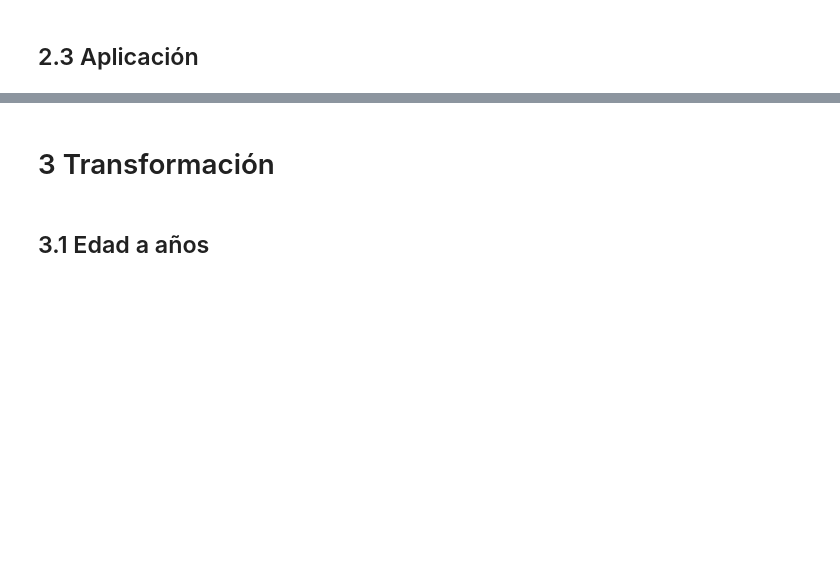
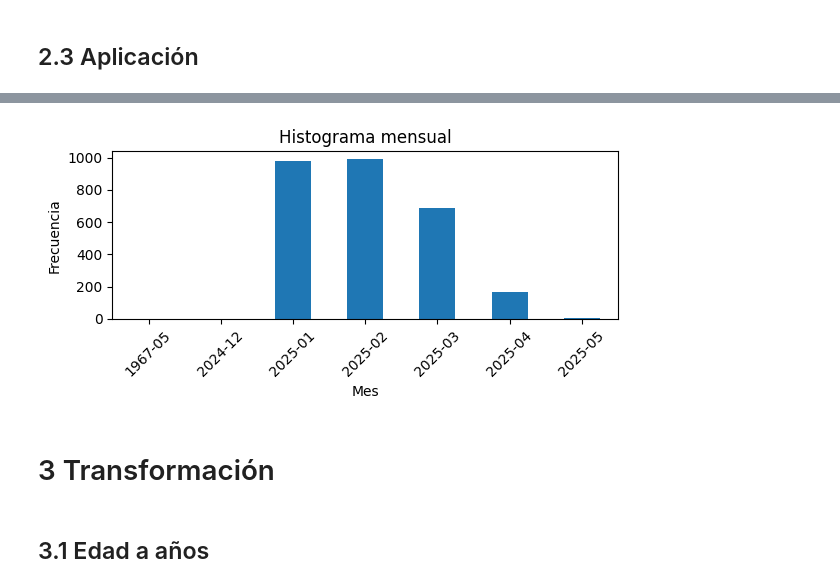
Before and after one commit to moafar/obsino-clisueno, a Jupyter notebook: utils/procesar_resultados_basal.ipynb, the cells around one changed output, grey strips where cells are left out. Saved outputs shown, nothing was run; the diff lists cells and outputs as text; code cells hidden in the pictures; blank space fills up the shorter version.

```diff
--- a/utils/procesar_resultados_basal.ipynb
+++ b/utils/procesar_resultados_basal.ipynb
@@ -395,3 +292,20 @@ dtype: object
+# %%
+import matplotlib.pyplot as plt
+
+(df["fecha_estudio"]
+ .dt.to_period("M")
+ .value_counts()
+ .sort_index()
+ .plot(kind="bar", figsize=(6, 3)))
+
+plt.xlabel("Mes")
+plt.ylabel("Frecuencia")
+plt.title("Histograma mensual")
+plt.xticks(rotation=45)
+plt.tight_layout()
+plt.show()
+# %% [output]
+[figure, added]
 # %% [markdown]
 # 3 Transformación
 # %% [markdown]
```
Also changed, not shown: parts of 51 cells of this notebook, 12 other files.
